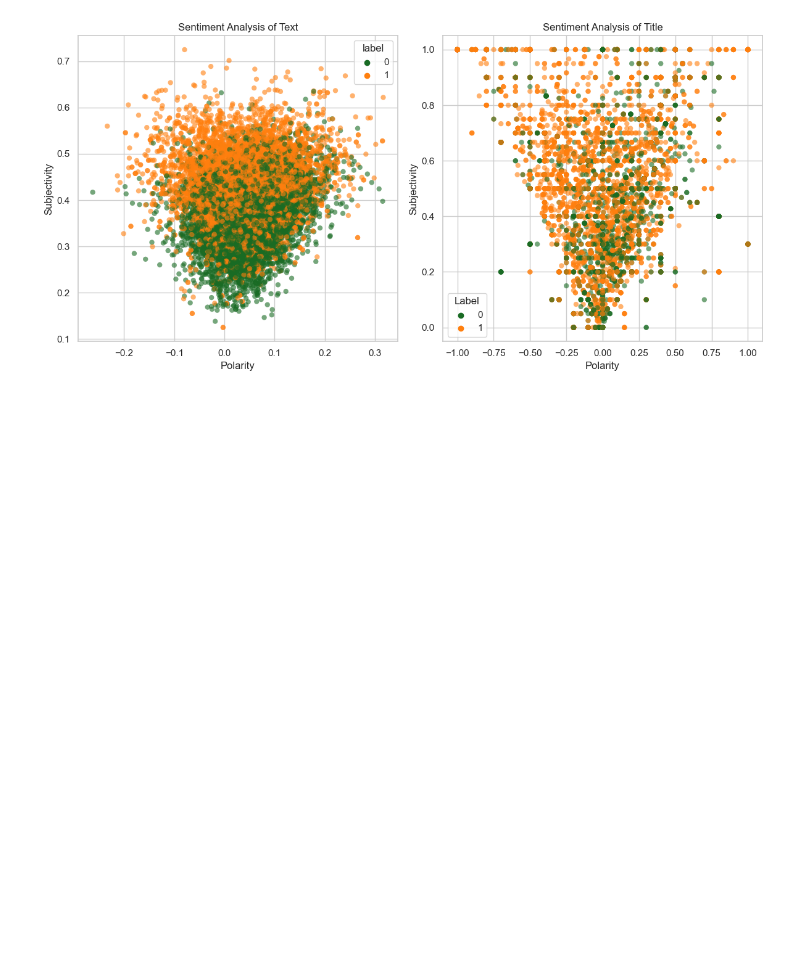
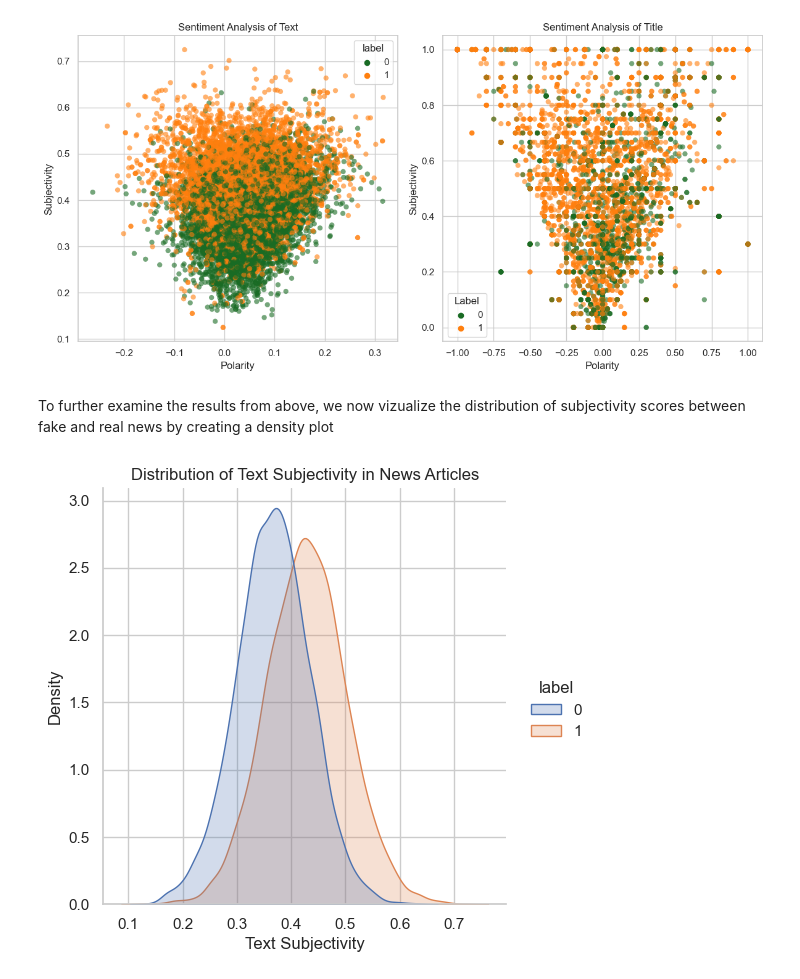
Before and after one commit to AndreasHaavik/FakeNews, a Jupyter notebook: featureEngineering.ipynb, the cells around one changed output. Saved outputs shown, nothing was run; the diff lists cells and outputs as text; code cells hidden in the pictures; blank space fills up the shorter version.

Commit message:
Additional visualization
These scatterplots and density plots enable a better understanding of the sentiment in the text and title of the articles

```diff
--- a/featureEngineering.ipynb
+++ b/featureEngineering.ipynb
@@ -128,3 +128,14 @@ plt.tight_layout()
 plt.show()
 # %% [output]
 [figure]
+# %% [markdown]
+To further examine the results from above, we now  vizualize the distribution of subjectivity scores between fake and real news by creating a density plot
+# %%
+# label' is 0 for real news and 1 for fake news
+sns.displot(sentiment_df, x="text_subjectivity", hue="label", kind="kde", fill=True)
+plt.title('Distribution of text subjectivity')
+plt.xlabel('Text subjectivity')
+plt.ylabel('Density')
+plt.show()
+# %% [output]
+[figure, added]
```
Also changed, not shown: parts of 1 cell of this notebook.
